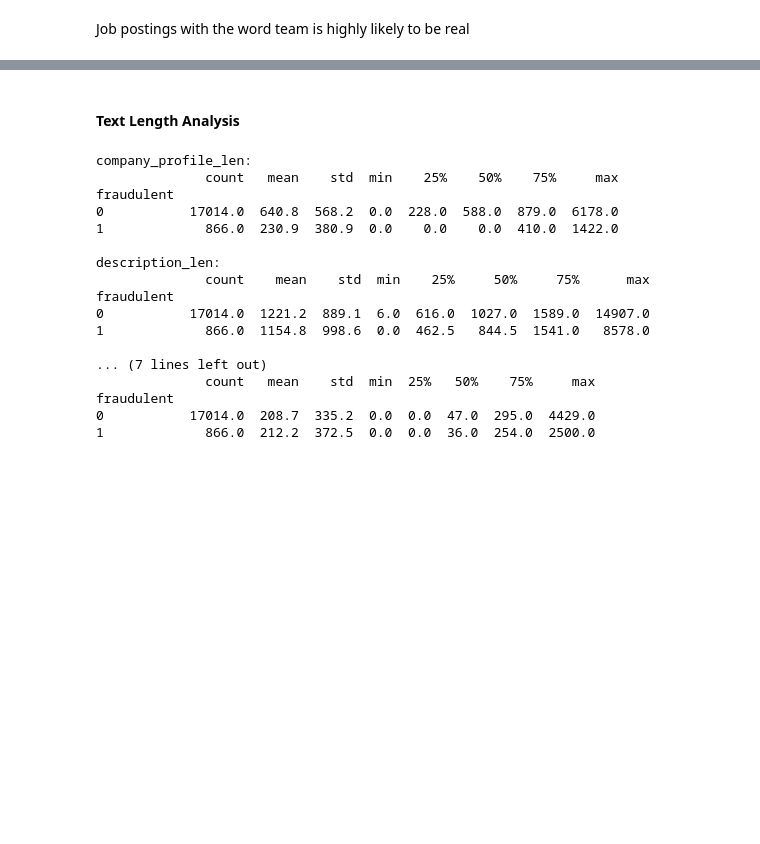
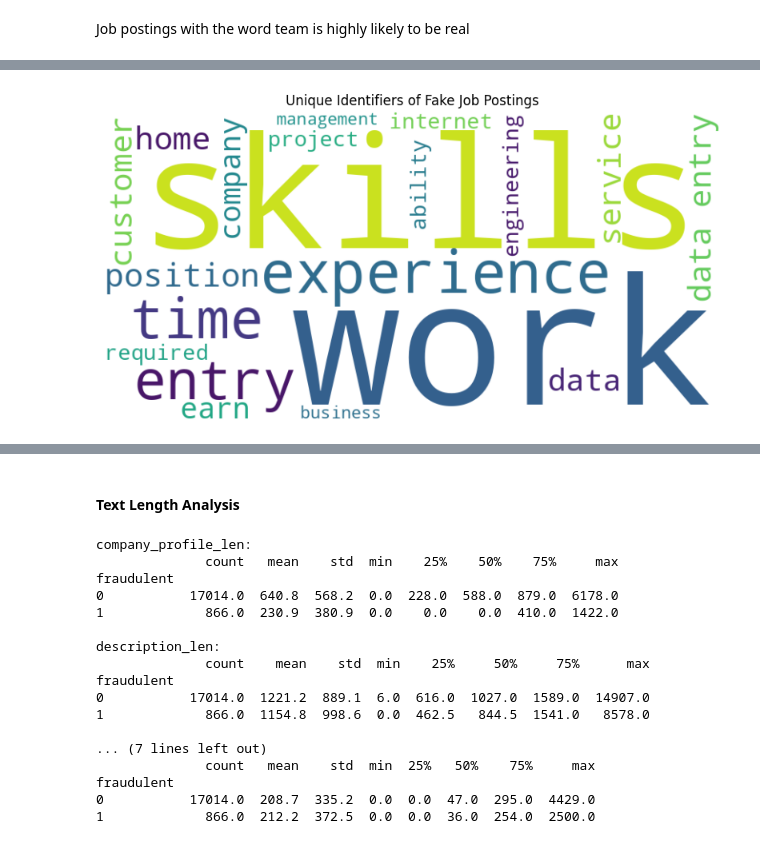
Before and after one commit to Bearson678/fake-job-posting_DL_Project, a Jupyter notebook: EDA.ipynb, the cells around one changed output, grey strips where cells are left out. Cells and saved outputs as stored; diff of their text form; code cells hidden in the pictures; blank space fills up the shorter version.

```diff
--- a/EDA.ipynb
+++ b/EDA.ipynb
@@ -605,2 +605,30 @@ plot_wordcloud(real_job_description, 'Word Cloud of Real Job Description',"Green
 # %%
-## TODO: Implement a TF-IDF based word cloud to highlight more unique terms in fake vs real job postings
+from sklearn.feature_extraction.text import TfidfVectorizer
+from sklearn.feature_extraction.text import ENGLISH_STOP_WORDS
+import pandas as pd
+
+# We combine the text columns into one 'all_text' column
+df['all_text'] = df['company_profile'] + " " + df['description'] + " " + df['requirements'] + " " + df['benefits']
+base_stop_words = set(ENGLISH_STOP_WORDS)
+custom_stopwords = list(base_stop_words | set(custom_stopwords))
+
+# Initialize Vectorizer
+# We use max_features=5000 to keep the most important words and ignore rare typos
+tfidf = TfidfVectorizer(stop_words=custom_stopwords, max_features=5000, ngram_range=(1, 2))
+
+# Create the TF-IDF Matrix
+tfidf_matrix = tfidf.fit_transform(df['all_text'])
+
+# Convert to a DataFrame for analysis
+tfidf_df = pd.DataFrame(tfidf_matrix.toarray(), columns=tfidf.get_feature_names_out())
+# %%
+# Separate the TF-IDF scores by label
+fake_tfidf = tfidf_df[df['fraudulent'] == 1]
+real_tfidf = tfidf_df[df['fraudulent'] == 0]
+
+# Calculate the mean score for every word in each category
+top_fake_words = fake_tfidf.mean().sort_values(ascending=False).head(20)
+top_real_words = real_tfidf.mean().sort_values(ascending=False).head(20)
+
+print("Top Keywords in Fake Jobs:")
+print(top_fake_words)
@@ -606,0 +674,17 @@ plot_wordcloud(real_job_description, 'Word Cloud of Real Job Description',"Green
+# %%
+from wordcloud import WordCloud
+import matplotlib.pyplot as plt
+
+# Create a dictionary of {word: tfidf_score}
+fake_word_scores = top_fake_words.to_dict()
+
+# Generate the cloud
+wc = WordCloud(width=800, height=400, background_color='white',stopwords=custom_stopwords).generate_from_frequencies(fake_word_scores)
+
+plt.figure(figsize=(10, 5))
+plt.imshow(wc, interpolation='bilinear')
+plt.axis('off')
+plt.title("Unique Identifiers of Fake Job Postings")
+plt.show()
+# %% [output]
+[figure, added]
```
Also changed, not shown: parts of 15 cells of this notebook.
